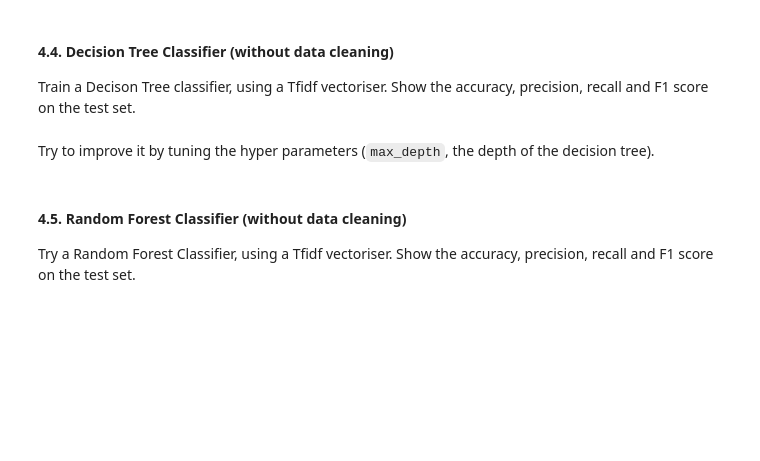
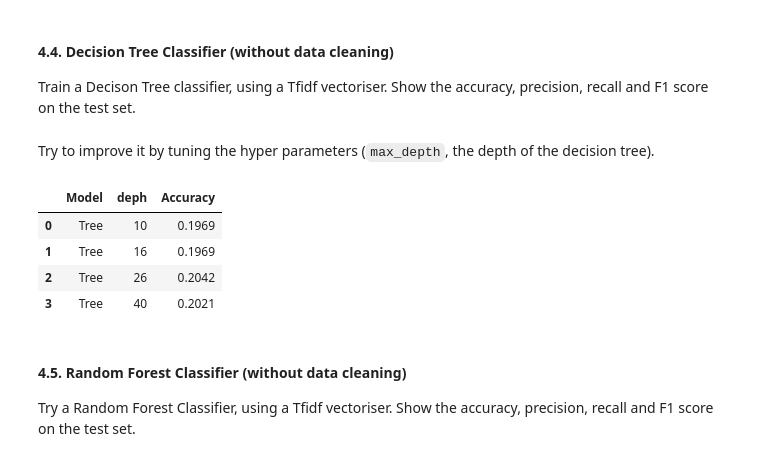
Before and after one commit to Stergios-Konstantinidis/DMML2022_Nestle, a Jupyter notebook: DMML2022_Nestle_3.ipynb, the cells around one changed output. Cells and saved outputs as stored; diff of their text form; code cells hidden in the pictures; blank space fills up the shorter version.

```diff
--- a/DMML2022_Nestle_3.ipynb
+++ b/DMML2022_Nestle_3.ipynb
@@ -345,6 +340,22 @@ print('Recall: %f' % recall)
 #F1
 f1 = f1_score(X_test_text, y_pred_knn)
 print('F1 score: %f' % f1)
+# %%
+Label = [' Model', 'deph', 'Accuracy']
+D_1 = ['Tree', '10', '0.1969']
+D_2 = ['Tree', '16', '0.1969']
+D_3 = ['Tree', '26', '0.2042']
+D_4 = ['Tree', '40', '0.2021']
+
+
+table_merge = pd.DataFrame([D_1, D_2, D_3, D_4,],columns=Label)
+table_merge
+# %% [output]
+|  | Model | deph | Accuracy |
+| 0 | Tree | 10 | 0.1969 |
+| 1 | Tree | 16 | 0.1969 |
+| 2 | Tree | 26 | 0.2042 |
+| 3 | Tree | 40 | 0.2021 |
 # %% [markdown]
 #### 4.5. Random Forest Classifier (without data cleaning)
 
```
Also changed, not shown: parts of 2 cells of this notebook.
